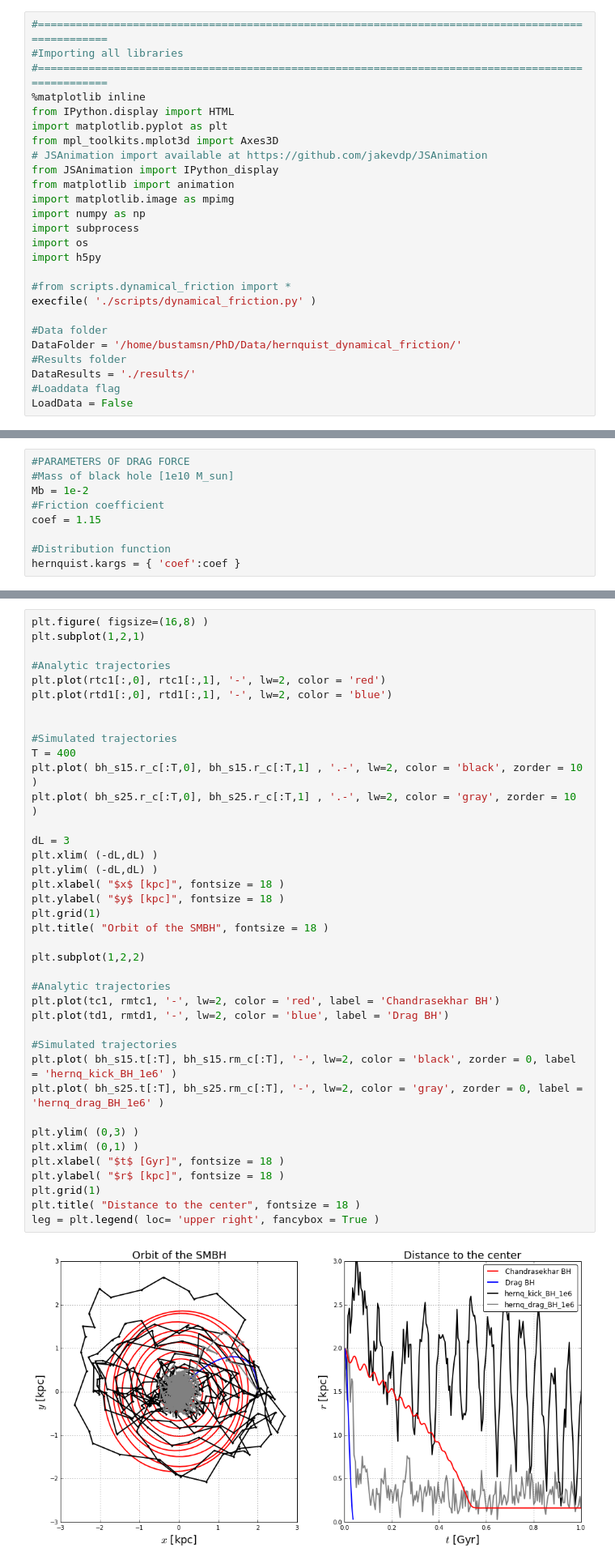
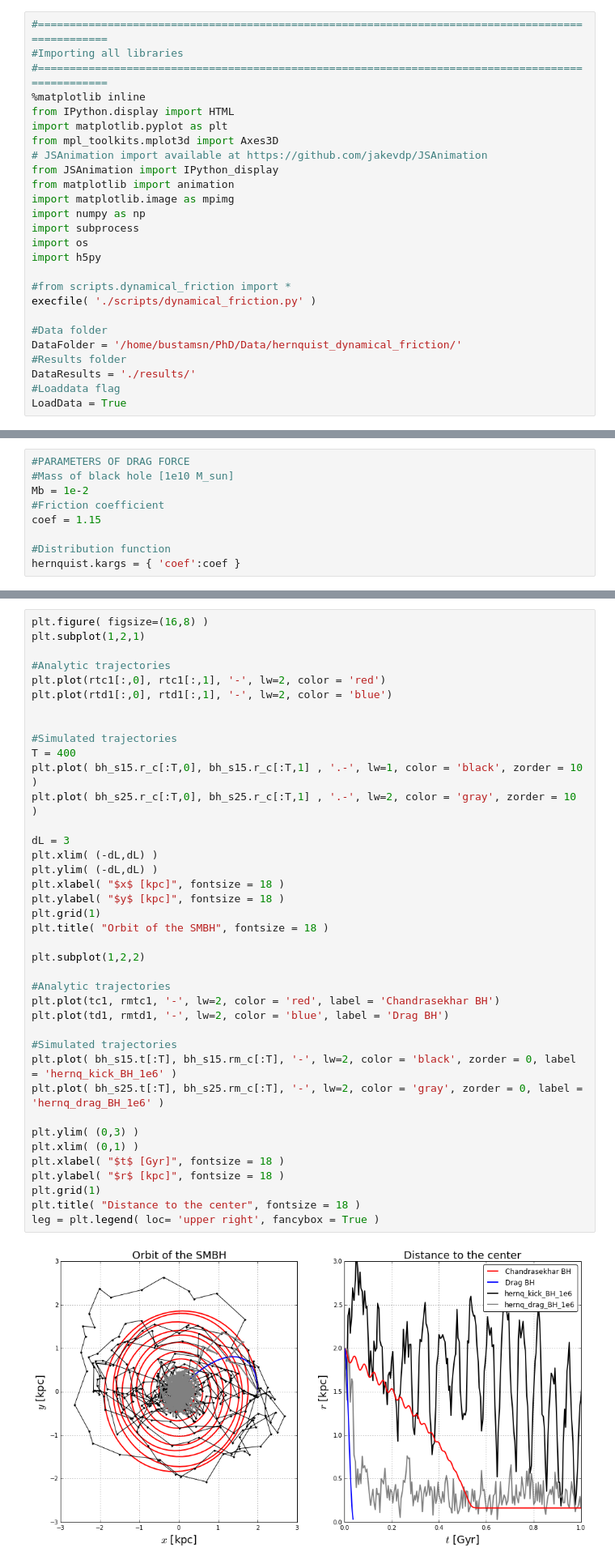
Before and after one commit to sbustamante/CosmologicalBlackHoles, a Jupyter notebook: Codes/controlled_experiments.ipynb, the cells around one changed output, grey strips where cells are left out. Shown at 81% size. Drawn from its saved outputs; the diff is of its cells as text.

```diff
--- a/Codes/controlled_experiments.ipynb
+++ b/Codes/controlled_experiments.ipynb
@@ -41,7 +41,7 @@ DataFolder = '/home/bustamsn/PhD/Data/hernquist_dynamical_friction/'
 #Results folder
 DataResults = './results/'
 #Loaddata flag
-LoadData = False
+LoadData = True
 # %% [markdown]
 # Contents
 # %% [markdown]
@@ -467,36 +489,36 @@ plt.plot(rtd1[:,0], rtd1[:,1], '-', lw=2, color = 'blue')
 
 #Simulated trajectories
 T = 400
-plt.plot( bh_s15.r_c[:T,0], bh_s15.r_c[:T,1] , '.-', lw=2, color = 'black', zorder = 10 )
+plt.plot( bh_s15.r_c[:T,0], bh_s15.r_c[:T,1] , '.-', lw=1, color = 'black', zorder = 10 )
 plt.plot( bh_s25.r_c[:T,0], bh_s25.r_c[:T,1] , '.-', lw=2, color = 'gray', zorder = 10 )
 
 dL = 3
 plt.xlim( (-dL,dL) )
 plt.ylim( (-dL,dL) )
 plt.xlabel( "$x$ [kpc]", fontsize = 18 )
 plt.ylabel( "$y$ [kpc]", fontsize = 18 )
 plt.grid(1)
 plt.title( "Orbit of the SMBH", fontsize = 18 )
 
 plt.subplot(1,2,2)
 
 #Analytic trajectories
 plt.plot(tc1, rmtc1, '-', lw=2, color = 'red', label = 'Chandrasekhar BH')
 plt.plot(td1, rmtd1, '-', lw=2, color = 'blue', label = 'Drag BH')
 
 #Simulated trajectories
 plt.plot( bh_s15.t[:T], bh_s15.rm_c[:T], '-', lw=2, color = 'black', zorder = 0, label = 'hernq_kick_BH_1e6' )
 plt.plot( bh_s25.t[:T], bh_s25.rm_c[:T], '-', lw=2, color = 'gray', zorder = 0, label = 'hernq_drag_BH_1e6' )
 
 plt.ylim( (0,3) )
 plt.xlim( (0,1) )
 plt.xlabel( "$t$ [Gyr]", fontsize = 18 )
 plt.ylabel( "$r$ [kpc]", fontsize = 18 )
 plt.grid(1)
 plt.title( "Distance to the center", fontsize = 18 )
 leg = plt.legend( loc= 'upper right', fancybox = True )
 # %% [output]
-[figure, old version]
+[figure, new version]
 # %% [markdown]
 - - -
 # %% [markdown]
```
Also changed, not shown: parts of 9 cells of this notebook.
